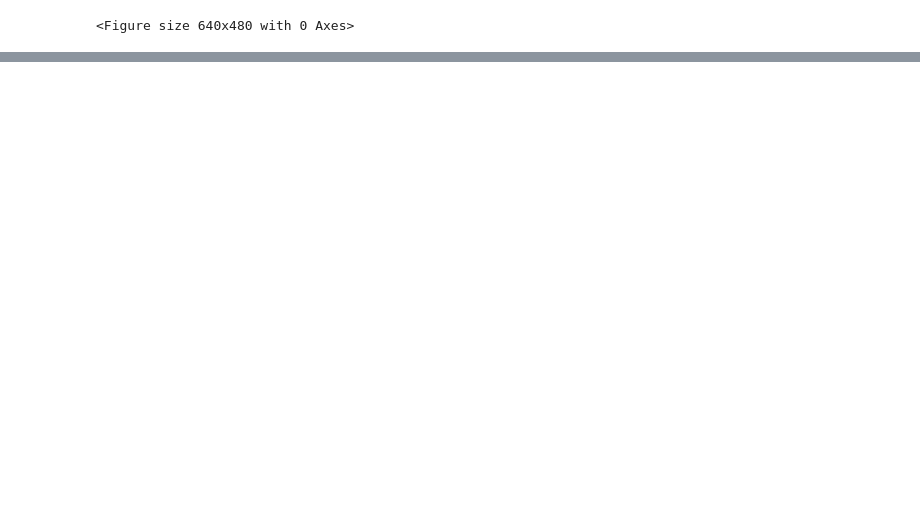
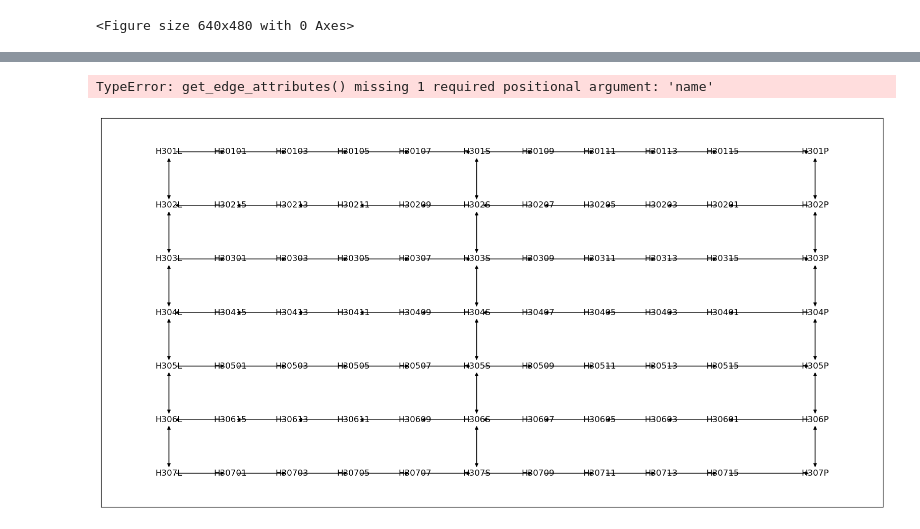
Before and after one commit to pawel-tumialis/Warehouse_Turtles, a Jupyter notebook: warehouse_Best.ipynb, the cells around one changed output, grey strips where cells are left out. Saved outputs shown, nothing was run; the diff lists cells and outputs as text; code cells hidden in the pictures; blank space fills up the shorter version.

```diff
--- a/warehouse_Best.ipynb
+++ b/warehouse_Best.ipynb
@@ -316,0 +332,11 @@ TypeError: get_edge_attributes() missing 1 required positional argument: 'name'
+# %%
+plt.figure(figsize=(20, 10))
+pos=draw_nodes(H3,0,0,1,1)
+
+nx.draw_networkx(H3,pos,node_color="white")
+labels = nx.get_edge_attributes(H3)
+nx.draw_networkx_edge_labels(H3,pos,edge_labels=labels)
+plt.savefig("H3.png",transparent=True)
+# %% [output]
+TypeError: get_edge_attributes() missing 1 required positional argument: 'name'
+[figure, added]
```
Also changed, not shown: parts of 10 cells of this notebook.
